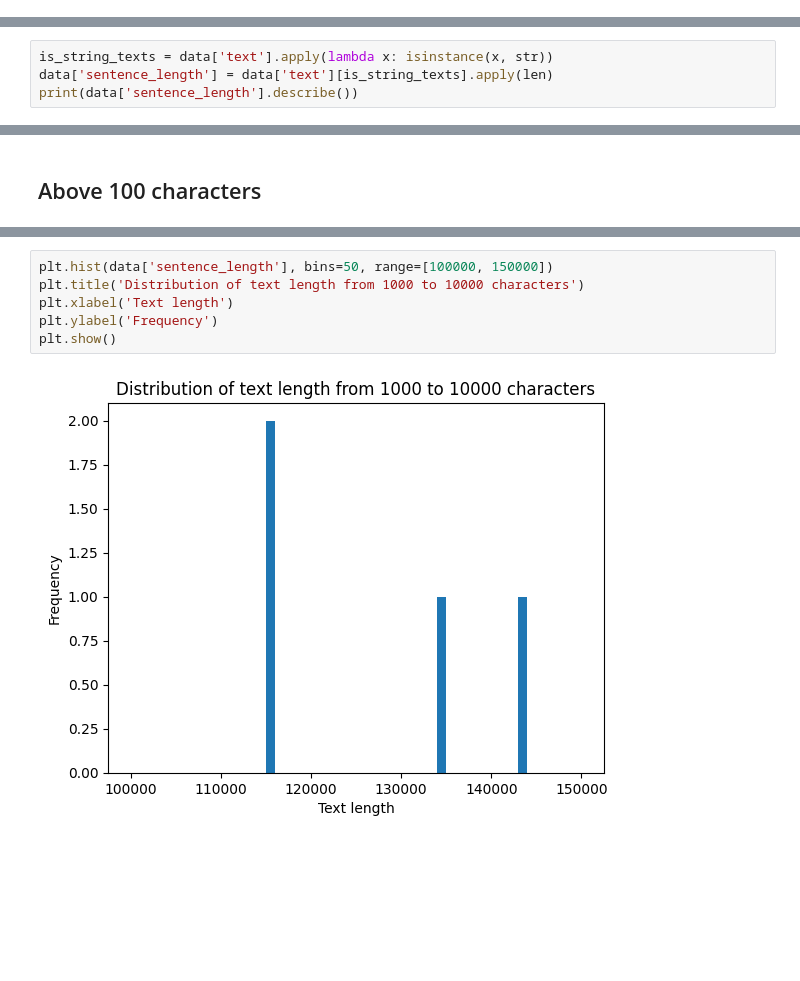
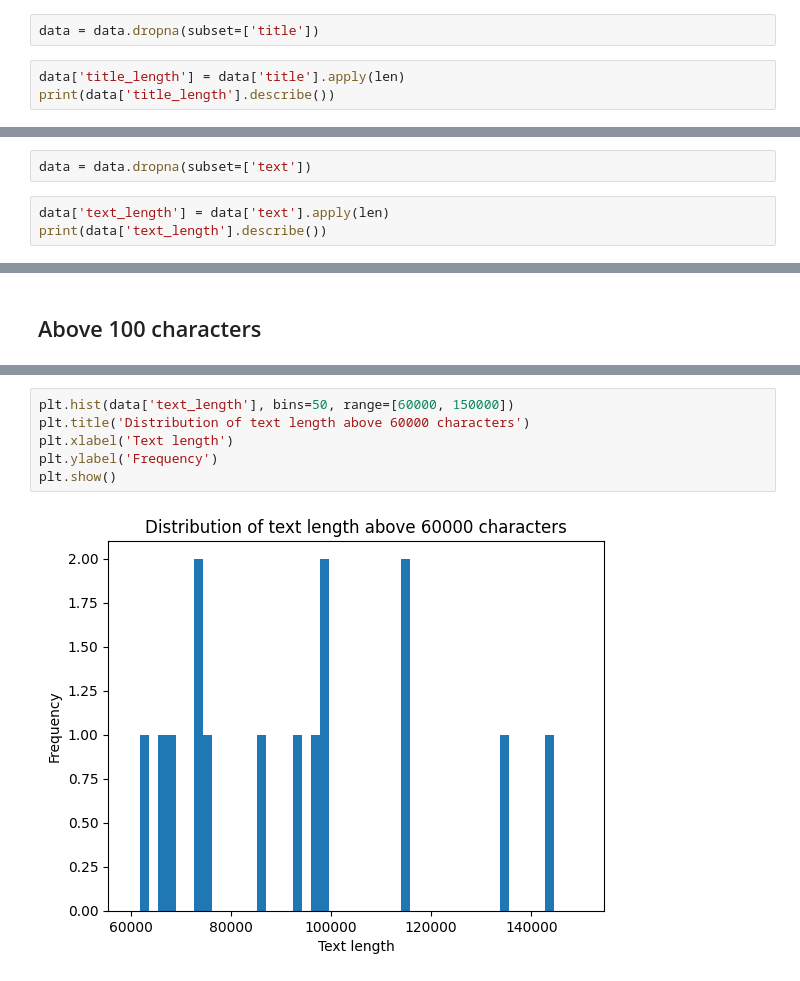
Before and after one commit to Kkrommm24/Fake_News_Detection, a Jupyter notebook: Explore/explore-utk.ipynb, the cells around one changed output, grey strips where cells are left out. Saved outputs shown, nothing was run; the diff lists cells and outputs as text; blank space fills up the shorter version.

```diff
--- a/Explore/explore-utk.ipynb
+++ b/Explore/explore-utk.ipynb
@@ -99,0 +68,5 @@ Name: title_length, dtype: float64
+# %%
+data = data.dropna(subset=['title'])
+# %%
+data['title_length'] = data['title'].apply(len)
+print(data['title_length'].describe())
@@ -154,5 +101,6 @@ Count of values that not a string value in 'text': 39
+# %%
+data = data.dropna(subset=['text'])
 # %%
-is_string_texts = data['text'].apply(lambda x: isinstance(x, str))
-data['sentence_length'] = data['text'][is_string_texts].apply(len)
-print(data['sentence_length'].describe())
+data['text_length'] = data['text'].apply(len)
+print(data['text_length'].describe())
 # %% [output]
@@ -333,9 +279,9 @@ plt.show()
 # %%
-plt.hist(data['sentence_length'], bins=50, range=[100000, 150000])
-plt.title('Distribution of text length from 1000 to 10000 characters')
+plt.hist(data['text_length'], bins=50, range=[60000, 150000])
+plt.title('Distribution of text length above 60000 characters')
 plt.xlabel('Text length')
 plt.ylabel('Frequency')
 plt.show()
 # %% [output]
-[figure, old version]
+[figure, new version]
 # %%
```
Also changed, not shown: parts of 44 cells of this notebook.
